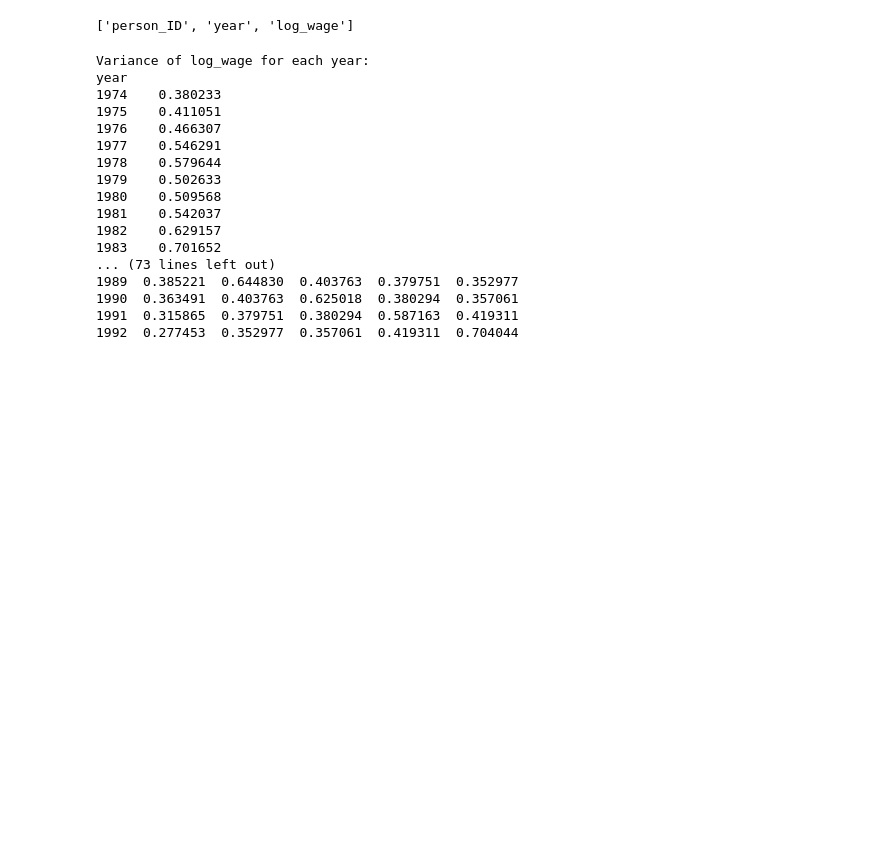
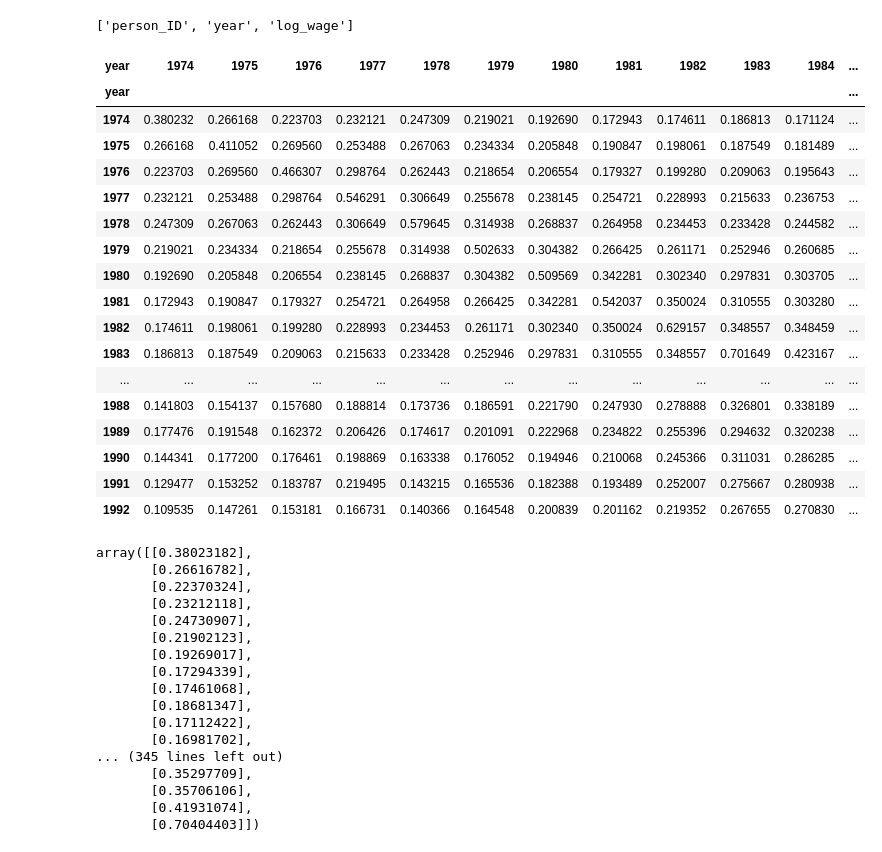
Before and after one commit to sgcbayli024/simulated_method_of_moments, a Jupyter notebook: simulated_method_of_moments.ipynb, the cells around one changed output. Drawn from its saved outputs; the diff is of its cells as text; code cells hidden in the pictures; blank space fills up the shorter version.

Commit message:
distance metric and moments correctly formatted

```diff
--- a/simulated_method_of_moments.ipynb
+++ b/simulated_method_of_moments.ipynb
@@ -29,27 +32,45 @@ print(variables_list)
 variance_by_year = data.groupby('year')['log_wage'].var()
 # %%
 covariance_across_years = data.pivot_table(index='person_ID', columns='year', values='log_wage').cov()
+display(covariance_across_years)
+data_moments = covariance_across_years.reset_index()
+data_moments = data_moments.iloc[:,1:].values
+data_moments = data_moments.reshape(-1,1)
+display(data_moments)
+# %% [output]
+| year | 1974 | 1975 | 1976 | 1977 | 1978 | 1979 | 1980 | 1981 | 1982 | 1983 | 1984 | ... |
+| year |  |  |  |  |  |  |  |  |  |  |  | ... |
+| 1974 | 0.380232 | 0.266168 | 0.223703 | 0.232121 | 0.247309 | 0.219021 | 0.192690 | 0.172943 | 0.174611 | 0.186813 | 0.171124 | ... |
+| 1975 | 0.266168 | 0.411052 | 0.269560 | 0.253488 | 0.267063 | 0.234334 | 0.205848 | 0.190847 | 0.198061 | 0.187549 | 0.181489 | ... |
+| 1976 | 0.223703 | 0.269560 | 0.466307 | 0.298764 | 0.262443 | 0.218654 | 0.206554 | 0.179327 | 0.199280 | 0.209063 | 0.195643 | ... |
+| 1977 | 0.232121 | 0.253488 | 0.298764 | 0.546291 | 0.306649 | 0.255678 | 0.238145 | 0.254721 | 0.228993 | 0.215633 | 0.236753 | ... |
+| 1978 | 0.247309 | 0.267063 | 0.262443 | 0.306649 | 0.579645 | 0.314938 | 0.268837 | 0.264958 | 0.234453 | 0.233428 | 0.244582 | ... |
+| 1979 | 0.219021 | 0.234334 | 0.218654 | 0.255678 | 0.314938 | 0.502633 | 0.304382 | 0.266425 | 0.261171 | 0.252946 | 0.260685 | ... |
+| 1980 | 0.192690 | 0.205848 | 0.206554 | 0.238145 | 0.268837 | 0.304382 | 0.509569 | 0.342281 | 0.302340 | 0.297831 | 0.303705 | ... |
+| 1981 | 0.172943 | 0.190847 | 0.179327 | 0.254721 | 0.264958 | 0.266425 | 0.342281 | 0.542037 | 0.350024 | 0.310555 | 0.303280 | ... |
+| 1982 | 0.174611 | 0.198061 | 0.199280 | 0.228993 | 0.234453 | 0.261171 | 0.302340 | 0.350024 | 0.629157 | 0.348557 | 0.348459 | ... |
+| 1983 | 0.186813 | 0.187549 | 0.209063 | 0.215633 | 0.233428 | 0.252946 | 0.297831 | 0.310555 | 0.348557 | 0.701649 | 0.423167 | ... |
+| ... | ... | ... | ... | ... | ... | ... | ... | ... | ... | ... | ... | ... |
+| 1988 | 0.141803 | 0.154137 | 0.157680 | 0.188814 | 0.173736 | 0.186591 | 0.221790 | 0.247930 | 0.278888 | 0.326801 | 0.338189 | ... |
+| 1989 | 0.177476 | 0.191548 | 0.162372 | 0.206426 | 0.174617 | 0.201091 | 0.222968 | 0.234822 | 0.255396 | 0.294632 | 0.320238 | ... |
+| 1990 | 0.144341 | 0.177200 | 0.176461 | 0.198869 | 0.163338 | 0.176052 | 0.194946 | 0.210068 | 0.245366 | 0.311031 | 0.286285 | ... |
+| 1991 | 0.129477 | 0.153252 | 0.183787 | 0.219495 | 0.143215 | 0.165536 | 0.182388 | 0.193489 | 0.252007 | 0.275667 | 0.280938 | ... |
+| 1992 | 0.109535 | 0.147261 | 0.153181 | 0.166731 | 0.140366 | 0.164548 | 0.200839 | 0.201162 | 0.219352 | 0.267655 | 0.270830 | ... |
+array([[0.38023182],
+       [0.26616782],
+       [0.22370324],
+       [0.23212118],
+       [0.24730907],
+       [0.21902123],
+       [0.19269017],
+       [0.17294339],
+       [0.17461068],
+       [0.18681347],
+       [0.17112422],
+       [0.16981702],
+... (345 lines left out)
+       [0.35297709],
+       [0.35706106],
+       [0.41931074],
+       [0.70404403]])
-# %%
-print("Variance of log_wage for each year:")
-print(variance_by_year)
-print("\nCovariance between log_wage across all years:")
-print(covariance_across_years)
-# %% [output]
-Variance of log_wage for each year:
-year
-1974    0.380233
-1975    0.411051
-1976    0.466307
-1977    0.546291
-1978    0.579644
-1979    0.502633
-1980    0.509568
-1981    0.542037
-1982    0.629157
-1983    0.701652
-... (73 lines left out)
-1989  0.385221  0.644830  0.403763  0.379751  0.352977
-1990  0.363491  0.403763  0.625018  0.380294  0.357061
-1991  0.315865  0.379751  0.380294  0.587163  0.419311
-1992  0.277453  0.352977  0.357061  0.419311  0.704044
 # %%
```
Also changed, not shown: parts of 10 cells of this notebook.
